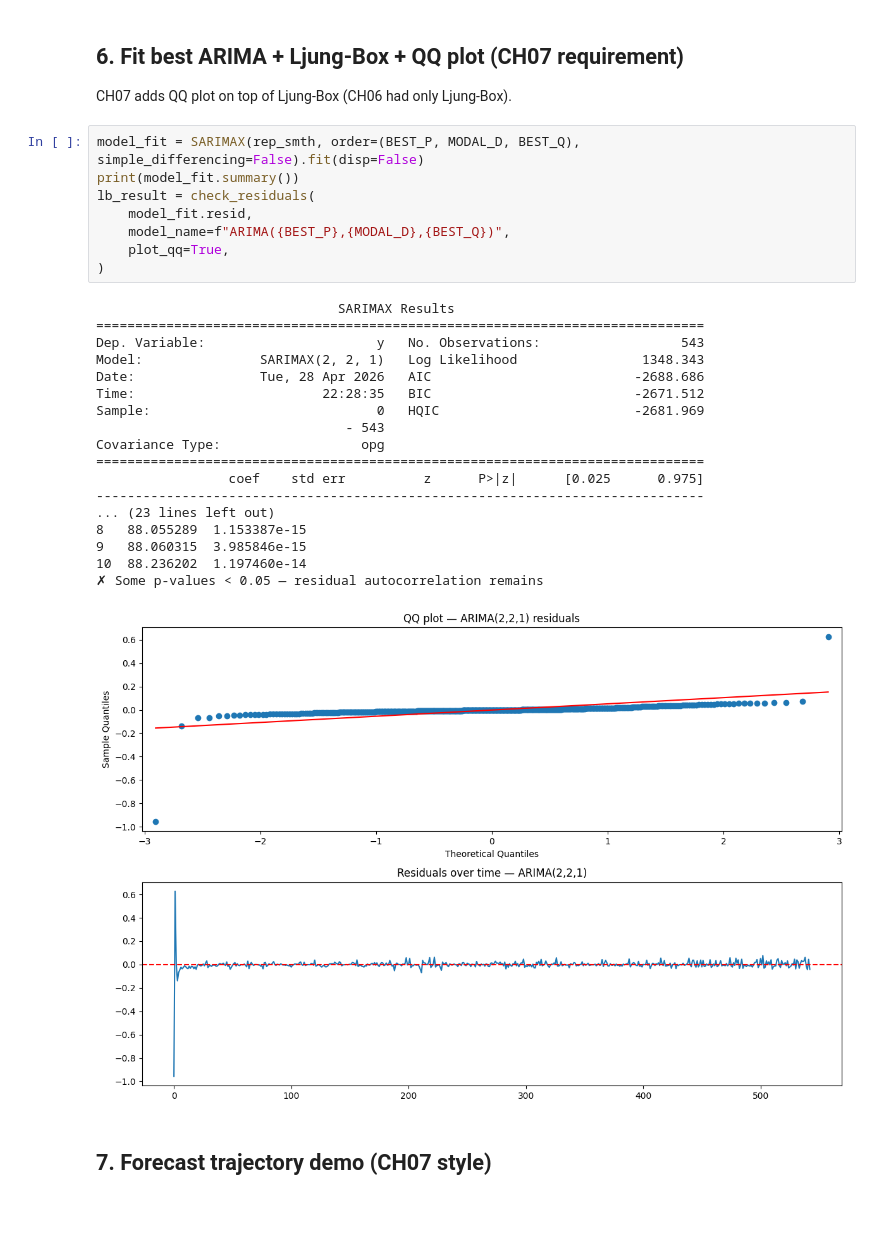
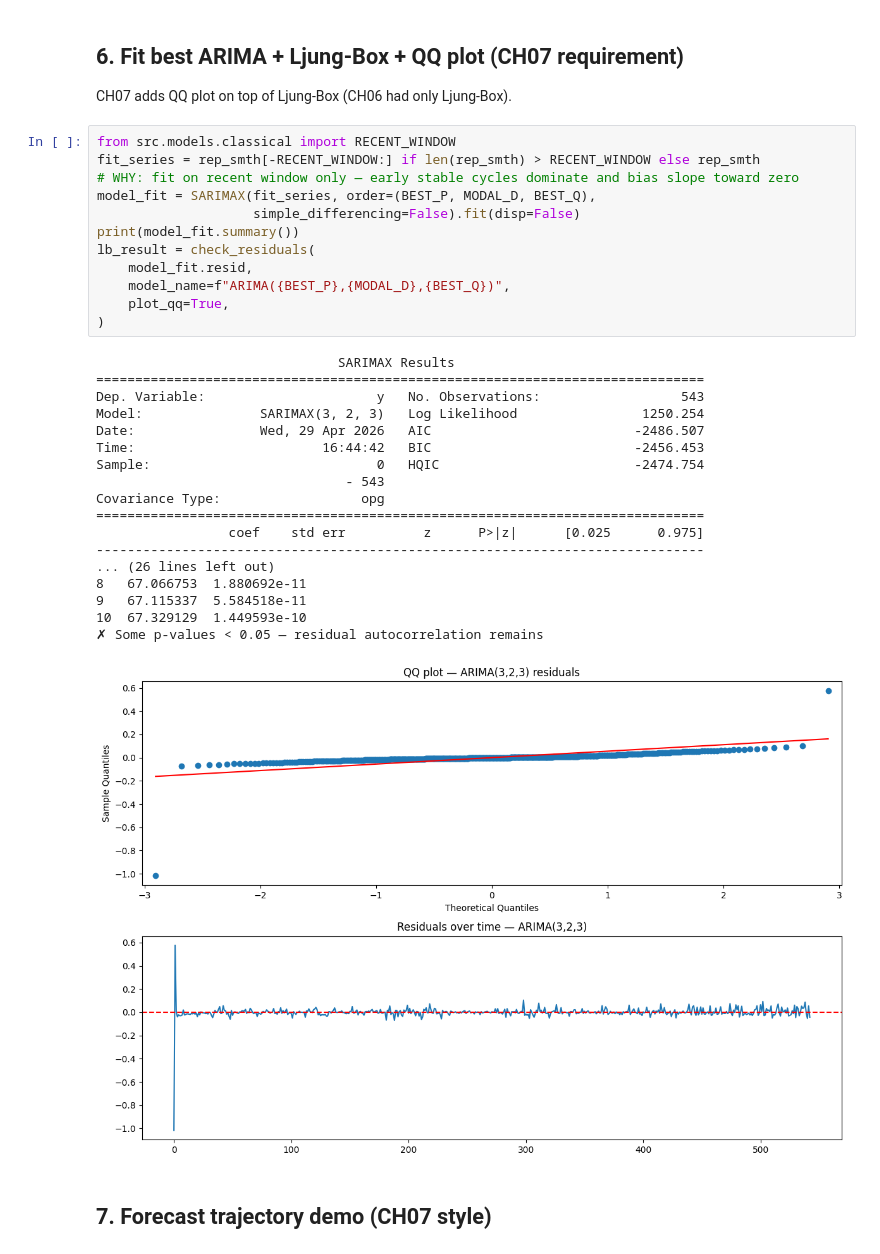
Before and after one commit to DhruvParmar051/Aircraft-Engine-Failure-Forecasting, a Jupyter notebook: experiments/02_classical_models/T10_ARIMA_model_book.ipynb, the cells around one changed output. Cells and saved outputs as stored; diff of their text form; blank space fills up the shorter version.

```diff
--- a/experiments/02_classical_models/T10_ARIMA_model_book.ipynb
+++ b/experiments/02_classical_models/T10_ARIMA_model_book.ipynb
@@ -173,32 +153,36 @@ BEST_P, BEST_Q = select_best_arima_order(train, d=MODAL_D, n_engines=15)
 
 CH07 adds QQ plot on top of Ljung-Box (CH06 had only Ljung-Box).
 # %%
-model_fit = SARIMAX(rep_smth, order=(BEST_P, MODAL_D, BEST_Q), simple_differencing=False).fit(disp=False)
+from src.models.classical import RECENT_WINDOW
+fit_series = rep_smth[-RECENT_WINDOW:] if len(rep_smth) > RECENT_WINDOW else rep_smth
+# WHY: fit on recent window only — early stable cycles dominate and bias slope toward zero
+model_fit = SARIMAX(fit_series, order=(BEST_P, MODAL_D, BEST_Q),
+                    simple_differencing=False).fit(disp=False)
 print(model_fit.summary())
 lb_result = check_residuals(
     model_fit.resid,
     model_name=f"ARIMA({BEST_P},{MODAL_D},{BEST_Q})",
     plot_qq=True,
 )
 # %% [output]
                                SARIMAX Results
 ==============================================================================
 Dep. Variable:                      y   No. Observations:                  543
-Model:               SARIMAX(2, 2, 1)   Log Likelihood                1348.343
-Date:                Tue, 28 Apr 2026   AIC                          -2688.686
-Time:                        22:28:35   BIC                          -2671.512
-Sample:                             0   HQIC                         -2681.969
+Model:               SARIMAX(3, 2, 3)   Log Likelihood                1250.254
+Date:                Wed, 29 Apr 2026   AIC                          -2486.507
+Time:                        16:44:42   BIC                          -2456.453
+Sample:                             0   HQIC                         -2474.754
                                 - 543
 Covariance Type:                  opg
 ==============================================================================
                  coef    std err          z      P>|z|      [0.025      0.975]
 ------------------------------------------------------------------------------
-... (23 lines left out)
-8   88.055289  1.153387e-15
-9   88.060315  3.985846e-15
-10  88.236202  1.197460e-14
+... (26 lines left out)
+8   67.066753  1.880692e-11
+9   67.115337  5.584518e-11
+10  67.329129  1.449593e-10
 ✗ Some p-values < 0.05 — residual autocorrelation remains
-[figure, old version]
+[figure, new version]
 # %% [markdown]
 ## 7. Forecast trajectory demo (CH07 style)
 # %%
```
Also changed, not shown: parts of 12 cells of this notebook, 3 other files.
